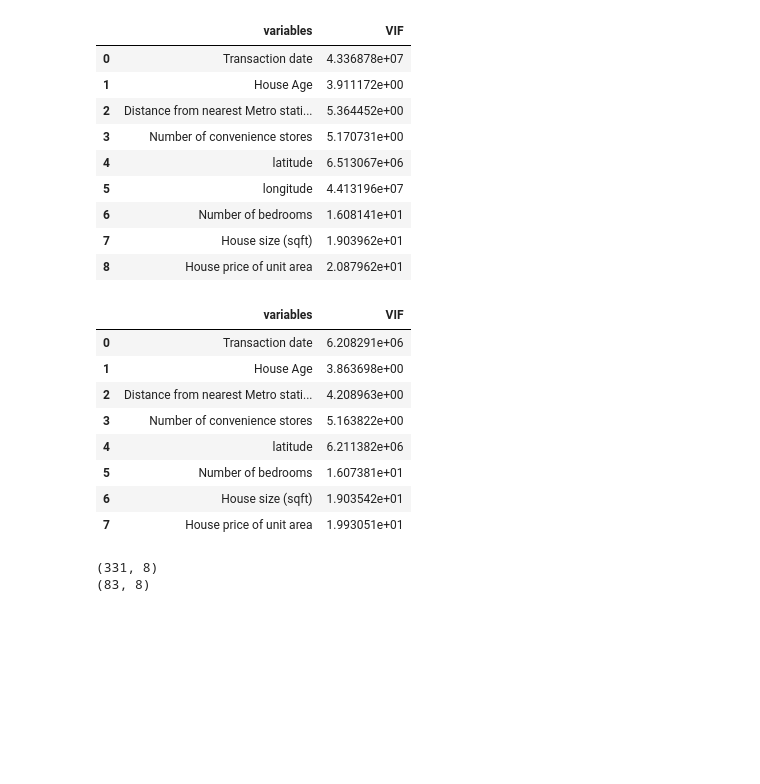
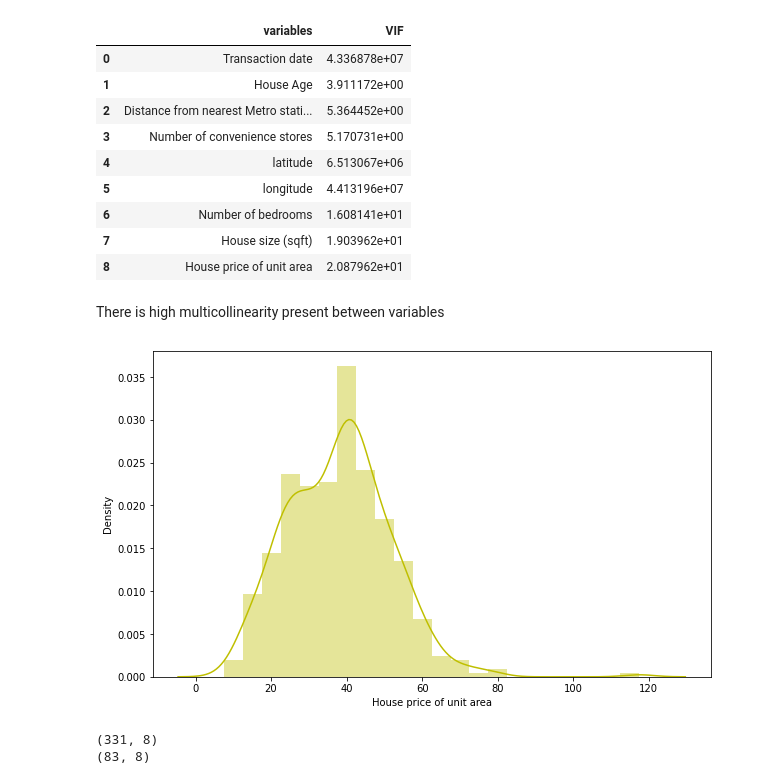
Before and after one commit to Ganeshwalimbe/DS-Assignment-1, a Jupyter notebook: DS_task_1.ipynb, the cells around one changed output. Cells and saved outputs as stored; diff of their text form; code cells hidden in the pictures; blank space fills up the shorter version.

```diff
--- a/DS_task_1.ipynb
+++ b/DS_task_1.ipynb
@@ -148,18 +139,17 @@ calc_vif(data[[i for i in data.describe().columns if i not in ['Rented Bike Coun
 | 6 | Number of bedrooms | 1.608141e+01 |
 | 7 | House size (sqft) | 1.903962e+01 |
 | 8 | House price of unit area | 2.087962e+01 |
-# %%
-calc_vif(data[[i for i in data.describe().columns if i not in ['Rented Bike Count','longitude']]])
-# %% [output]
-|  | variables | VIF |
-| 0 | Transaction date | 6.208291e+06 |
-| 1 | House Age | 3.863698e+00 |
-| 2 | Distance from nearest Metro stati... | 4.208963e+00 |
-| 3 | Number of convenience stores | 5.163822e+00 |
-| 4 | latitude | 6.211382e+06 |
-| 5 | Number of bedrooms | 1.607381e+01 |
-| 6 | House size (sqft) | 1.903542e+01 |
-| 7 | House price of unit area | 1.993051e+01 |
+# %% [markdown]
+There is high multicollinearity present between variables
+# %%
+#cheking if target variable follows normal distribution
+plt.figure(figsize=(10,6))
+plt.xlabel('House price of unit area')
+plt.ylabel('Density')
+ax=sns.distplot(data['House price of unit area'],hist=True ,color="y")
+plt.show()
+# %% [output]
+[figure, added]
 # %%
 #performing train test split on independent and dependent variables
 from sklearn.model_selection import train_test_split
```
Also changed, not shown: parts of 16 cells of this notebook.
